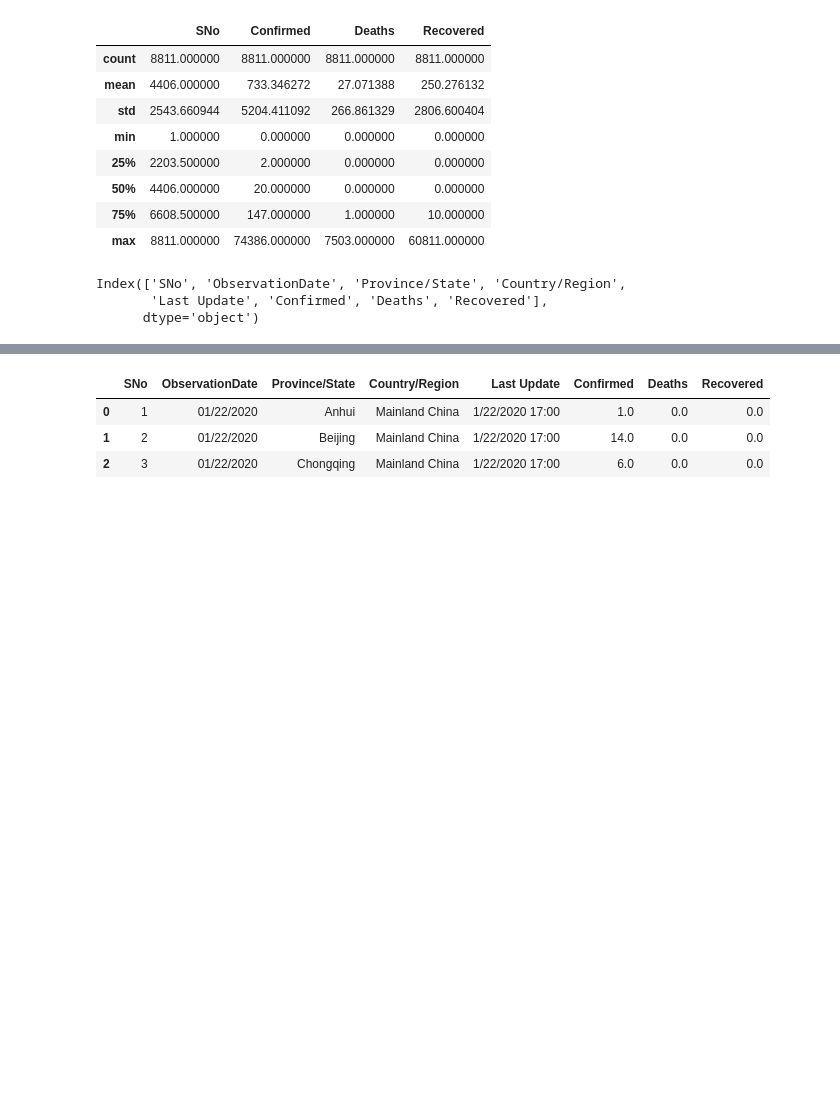
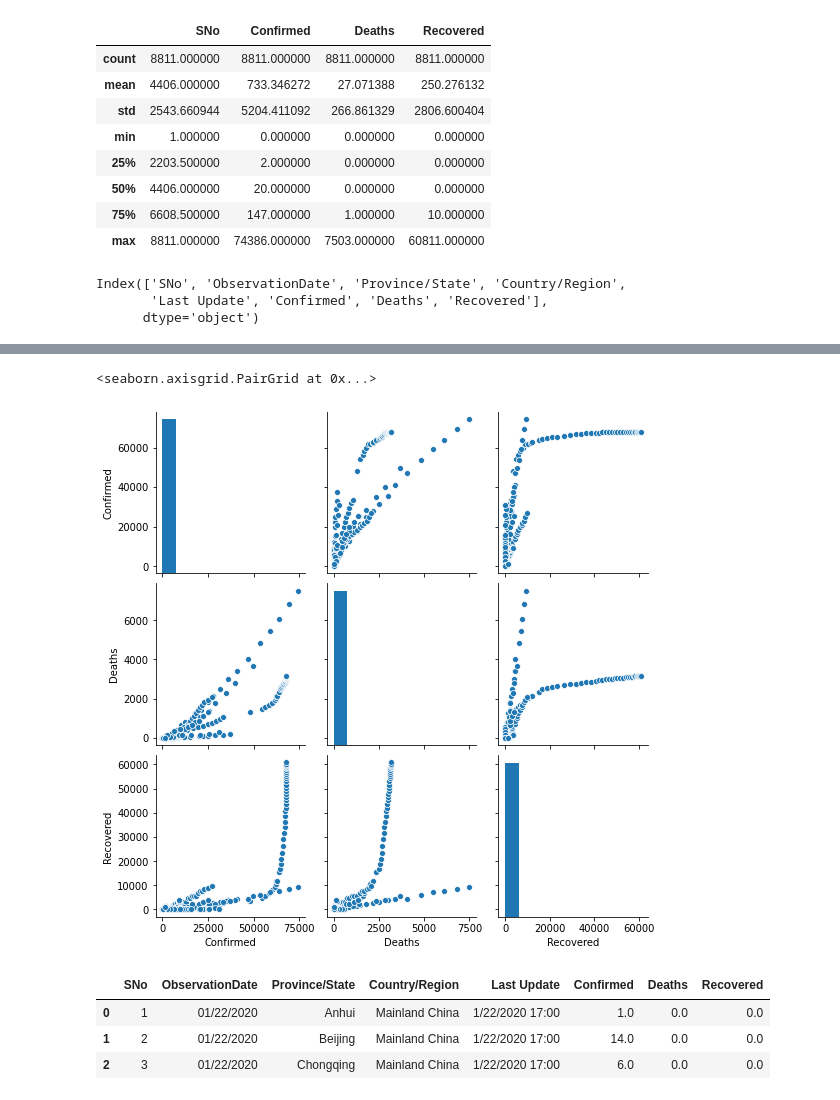
Before and after one commit to mopreni/data_science, a Jupyter notebook: covid19_marisol.ipynb, the cells around one changed output, grey strips where cells are left out. Saved outputs shown, nothing was run; the diff lists cells and outputs as text; code cells hidden in the pictures; blank space fills up the shorter version.

```diff
--- a/covid19_marisol.ipynb
+++ b/covid19_marisol.ipynb
@@ -123,3 +132,8 @@ Index(['SNo', 'ObservationDate', 'Province/State', 'Country/Region',
+# %%
+sns.pairplot(data=df)
+# %% [output]
+<seaborn.axisgrid.PairGrid at 0x...>
+[figure, added]
 # %%
 df.['Country/Region']
 # %%
```
Also changed, not shown: parts of 3 cells of this notebook.
